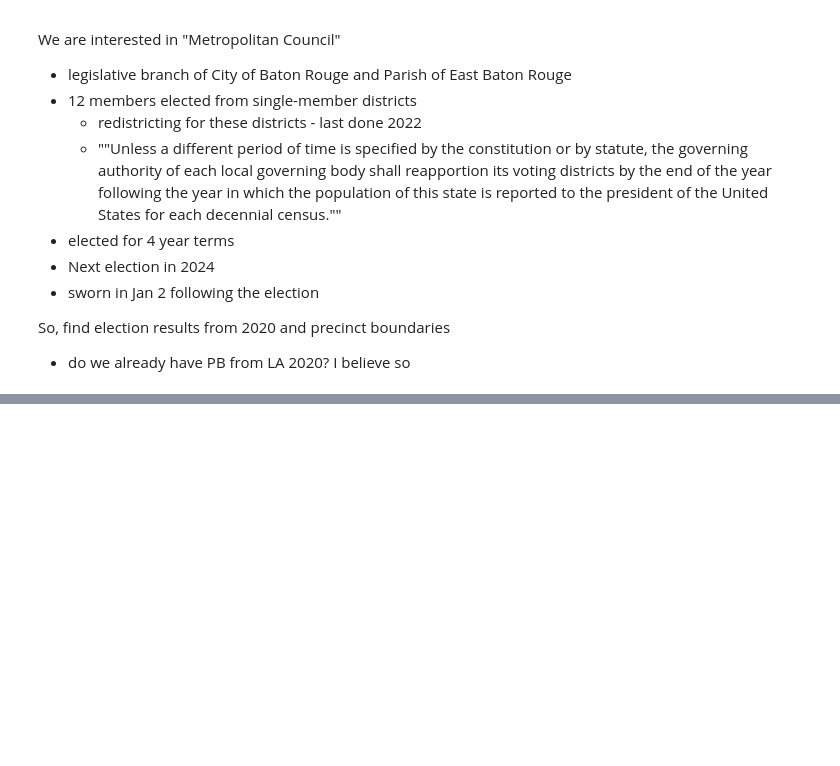
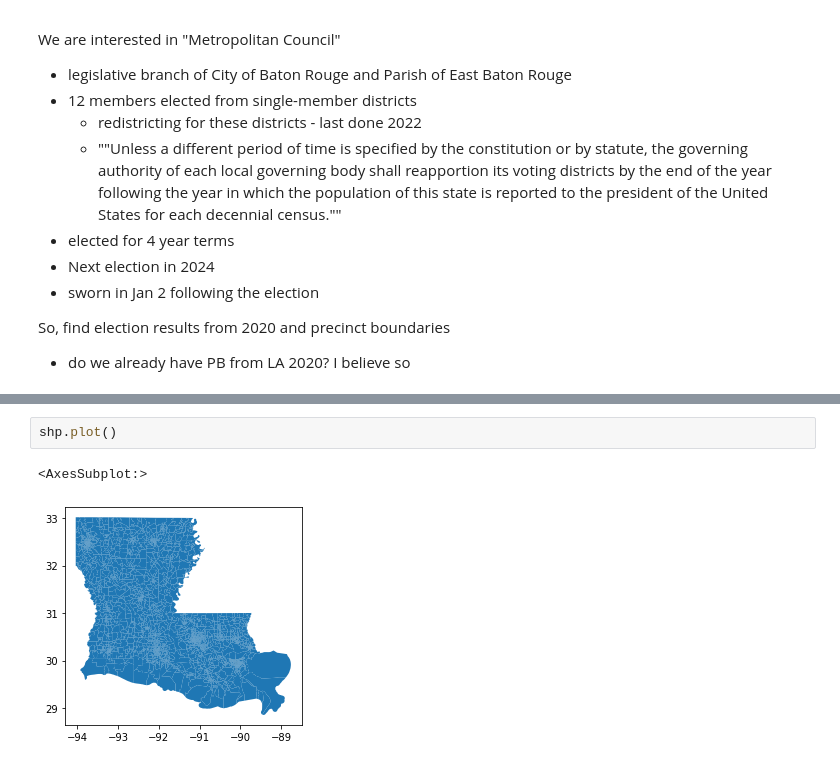
Before and after one commit to nonpartisan-redistricting-datahub/local_pber_collection, a Jupyter notebook: la_east_baton_rouge/east_baton_rouge_la_metro_council.ipynb, the cells around one changed output, grey strips where cells are left out. Saved outputs shown, nothing was run; the diff lists cells and outputs as text; blank space fills up the shorter version.

```diff
--- a/la_east_baton_rouge/east_baton_rouge_la_metro_council.ipynb
+++ b/la_east_baton_rouge/east_baton_rouge_la_metro_council.ipynb
@@ -43,0 +290,5 @@ So, find election results from 2020 and precinct boundaries
+# %%
+shp.plot()
+# %% [output]
+<AxesSubplot:>
+[figure, added]
```
Also changed, not shown: parts of 49 cells of this notebook.
